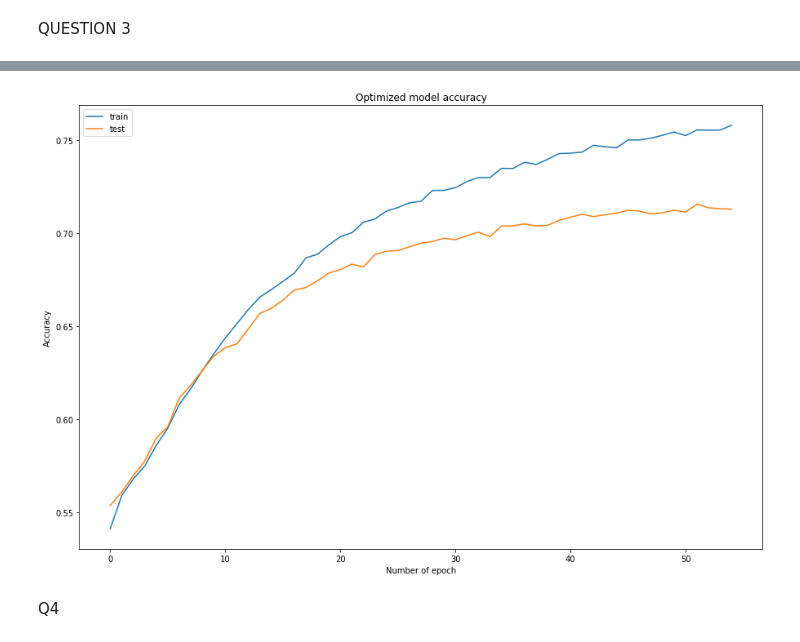
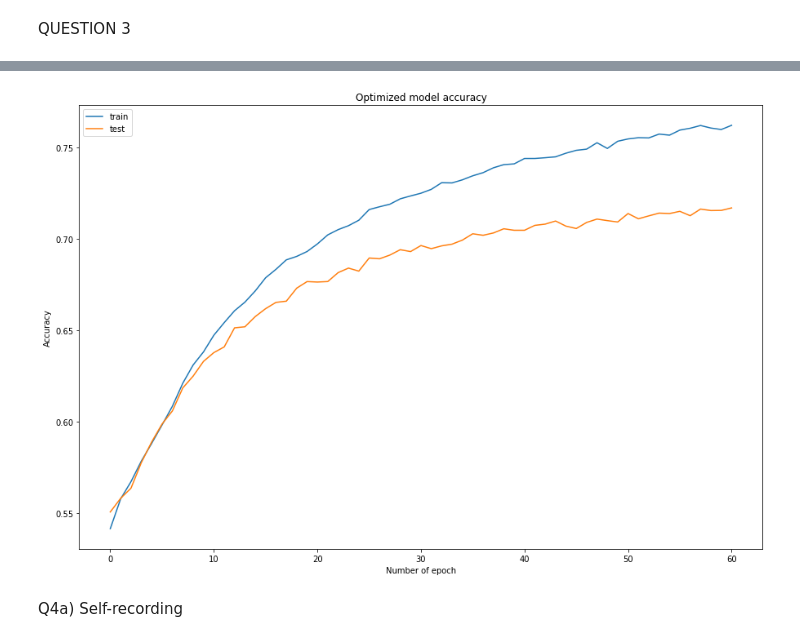
Before and after one commit to GxTeo/Prediction-of-HDB-Housing-Prices-with-Neural-Networks-, a Jupyter notebook: Assignment/Part1_Q1.ipynb, the cells around one changed output, grey strips where cells are left out. Drawn from its saved outputs; the diff is of its cells as text; code cells hidden in the pictures.

```diff
--- a/Assignment/Part1_Q1.ipynb
+++ b/Assignment/Part1_Q1.ipynb
@@ -478,9 +399,7 @@ QUESTION 3
 model_neurons_list = ["model_neurons_64", "model_neurons_128", "model_neurons_256"]
 num_neurons_list = [64,128,256]
 
-Q3_X, Q3_Y = preparing_dataset(df, columns_to_drop=columns_to_drop)
-Q3_X.head(10)
-
+Q3_X, Q3_Y = X_train_scaled, y_train
 neurons_idx = 0
 # %%
 Q3_cb = TimingCallback()
@@ -497,14 +416,8 @@ for model_neurons in model_neurons_list:
     time_taken_list = []
     for train_idx, test_idx in cv.split(Q3_X, Q3_Y):
         Q3_cb = TimingCallback()
-        Q3_X_train, Q3_y_train  = Q3_X.iloc[train_idx], Q3_Y.iloc[train_idx]
-        Q3_y_train = Q3_y_train.to_numpy()
-
-        Q3_X_test, Q3_y_test = Q3_X.iloc[test_idx], Q3_Y.iloc[test_idx]
-        Q3_y_test = Q3_y_test.to_numpy()
-
-        Q3_X_train_scaled, Q3_X_test_scaled = preprocess_dataset(Q3_X_train, Q3_X_test)
-
+        Q3_X_train, Q3_y_train  = Q3_X[train_idx], Q3_Y[train_idx]
+        Q3_X_test, Q3_y_test = Q3_X[test_idx], Q3_Y[test_idx]
         Q3_model = Sequential([Dense(num_neurons_list[neurons_idx], activation='relu'),
                         Dropout(0.2), Dense(num_neurons_list[neurons_idx], activation ='relu'),
                         Dropout(0.2), Dense(num_neurons_list[neurons_idx], activation='relu'),
@@ -514,33 +427,33 @@ for model_neurons in model_neurons_list:
                     loss='binary_crossentropy',
                     metrics=['accuracy'])
 
-        Q3_history[model_neurons + model_fold[fold]] = Q3_model.fit(Q3_X_train_scaled, Q3_y_train,
+        Q3_history[model_neurons + model_fold[fold]] = Q3_model.fit(Q3_X_train, Q3_y_train,
                         batch_size = optimal_batch_size,
                         epochs=no_epochs,
                         verbose=0,
                         use_multiprocessing=True,
-                        validation_data=(Q3_X_test_scaled, Q3_y_test), callbacks=[callback, Q3_cb])
+                        validation_data=(Q3_X_test, Q3_y_test), callbacks=[callback, Q3_cb])
 
         #Time taken of final epoch for each fold
         time_taken_list.append(Q3_cb.times[-1])
         #print("Time Taken for final epoch " + model_neurons + model_fold[fold] + ": {}".format(Q3_cb.times[-1]))
 
         #Val accuracy of final epoch of each fold
-        val_acc.append(Q3_history[model_neurons + model_fold[fold]].history['val_accuracy'][-1])
+        val_acc.append(Q3_history[model_neurons + model_fold[fold]].history['val_acc'][-1])
 
         #Train accuracy of final epoch of each fold
-        train_acc.append(Q3_history[model_neurons + model_fold[fold]].history['accuracy'][-1])
+        train_acc.append(Q3_history[model_neurons + model_fold[fold]].history['acc'][-1])
 
         #Val loss of final epoch of each fold
         val_loss.append(Q3_history[model_neurons + model_fold[fold]].history['val_loss'][-1])
 
-        print(model_neurons +' fold %d test accuracy %g'%(fold, val_acc[fold]))
+        #print(model_neurons +' fold %d test accuracy %g'%(fold, val_acc[fold]))
         fold += 1
 
     Q3_model_acc[model_neurons] = val_acc
     Q3_model_train_acc[model_neurons] = train_acc
     Q3_time_taken_dict[model_neurons]= time_taken_list
     Q3_model_loss[model_neurons] = val_loss
-    print(model_neurons + '* mean accuracy = %g *'% np.mean(val_acc))
+    #print(model_neurons + '* mean accuracy = %g *'% np.mean(val_acc))
     neurons_idx+=1
 # %% [output]
@@ -583,3 +478,0 @@ plt.show()
-# %%
-for key, value in Q3_time_taken_dict.items():
-    print(key, value)
@@ -635,9 +524,9 @@ Weight regularization. Weight regularization ensures that the weights of the net
 #Implementation of weight regularization with optimal batch and number of neurons
 from tensorflow.keras import regularizers
 
-optimized_model = Sequential([Dense(optimal_no_neurons, activation='relu', kernel_regularizer =regularizers.L1L2(0.000001,0.000001)),
-                        Dropout(0.2), Dense(optimal_no_neurons, activation ='relu', kernel_regularizer =regularizers.L1L2(0.000001,0.000001)),
-                        Dropout(0.2), Dense(optimal_no_neurons, activation='relu', kernel_regularizer =regularizers.L1L2(0.000001, 0.000001)),
+optimized_model = Sequential([Dense(optimal_no_neurons, activation='relu', kernel_regularizer =regularizers.L2(0.000001)),
+                        Dropout(0.2), Dense(optimal_no_neurons, activation ='relu', kernel_regularizer =regularizers.L2(0.000001)),
+                        Dropout(0.2), Dense(optimal_no_neurons, activation='relu', kernel_regularizer =regularizers.L2(0.000001)),
                         Dropout(0.2), Dense(1, activation='sigmoid')])
 
 #default values for l1 and l2 are 0.01
@@ -680,17 +572,17 @@ Test loss: 0.5599122047424316, Test accuracy: 0.7129688858985901
 # %%
 plt_1 = plt.figure(figsize=(15, 10))
-plt.plot(Q4_history['optimized_model'].history['accuracy'])
-plt.plot(Q4_history['optimized_model'].history['val_accuracy'])
+plt.plot(Q4_history['optimized_model'].history['acc'])
+plt.plot(Q4_history['optimized_model'].history['val_acc'])
 plt.title('Optimized model accuracy')
 plt.ylabel('Accuracy')
 plt.xlabel('Number of epoch')
 plt.legend(['train', 'test'], loc='upper left')
 #plt.savefig('figures/1a_accuracy.png')
 plt.show()
 # %% [output]
-[figure, old version]
+[figure, new version]
-# %% [markdown]
-Q4
+# %% [markdown]
+Q4a) Self-recording
 # %%
 
 neg_voice_record_df = pd.read_csv('Q4_neg_voice_record.csv')
```
Also changed, not shown: parts of 37 cells of this notebook, 1 other file.
